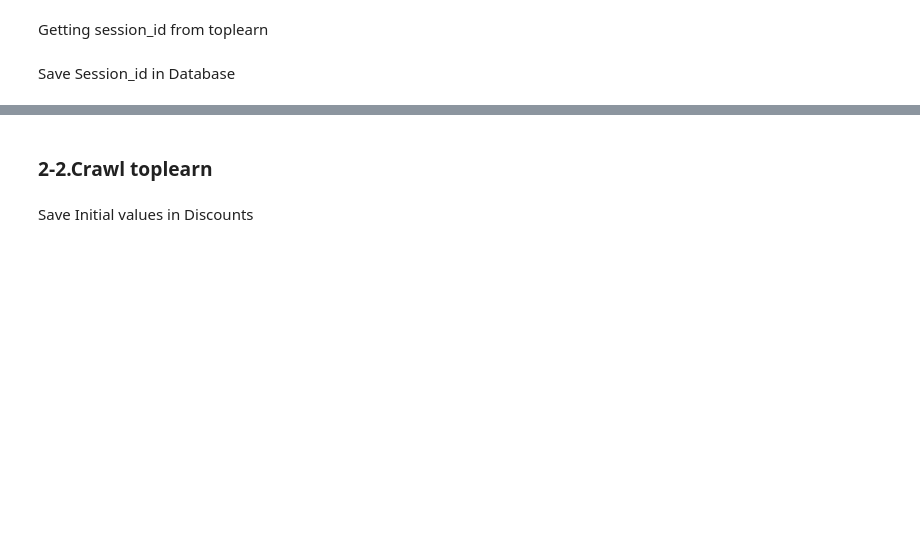
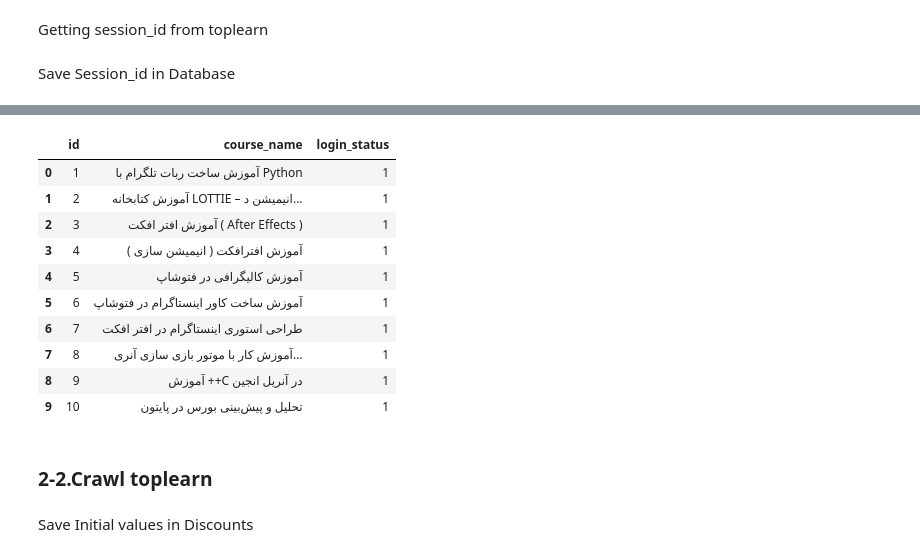
Before and after one commit to ngnma/Databas-Labratory, a Jupyter notebook: Untitled-1.ipynb, the cells around one changed output, grey strips where cells are left out. Drawn from its saved outputs; the diff is of its cells as text; code cells hidden in the pictures; blank space fills up the shorter version.

```diff
--- a/Untitled-1.ipynb
+++ b/Untitled-1.ipynb
@@ -174,3 +195,19 @@ df
+# %%
+query = 'SELECT * FROM Discounts'
+df = pd.read_sql(query, mydb)
+df
+# %% [output]
+|  | id | course_name | login_status |
+| 0 | 1 | آموزش ساخت ربات تلگرام با Python | 1 |
+| 1 | 2 | آموزش کتابخانه LOTTIE – انیمیشن د... | 1 |
+| 2 | 3 | آموزش افتر افکت ( After Effects ) | 1 |
+| 3 | 4 | آموزش افترافکت ( انیمیشن سازی ) | 1 |
+| 4 | 5 | آموزش کالیگرافی در فتوشاپ | 1 |
+| 5 | 6 | آموزش ساخت کاور اینستاگرام در فتوشاپ | 1 |
+| 6 | 7 | طراحی استوری اینستاگرام در افتر افکت | 1 |
+| 7 | 8 | آموزش کار با موتور بازی سازی آنری... | 1 |
+| 8 | 9 | آموزش ++C در آنریل انجین | 1 |
+| 9 | 10 | تحلیل و پیش‌بینی بورس در پایتون | 1 |
 # %% [markdown]
 ### 2-2.Crawl toplearn
 # %%
```
Also changed, not shown: parts of 16 cells of this notebook.
